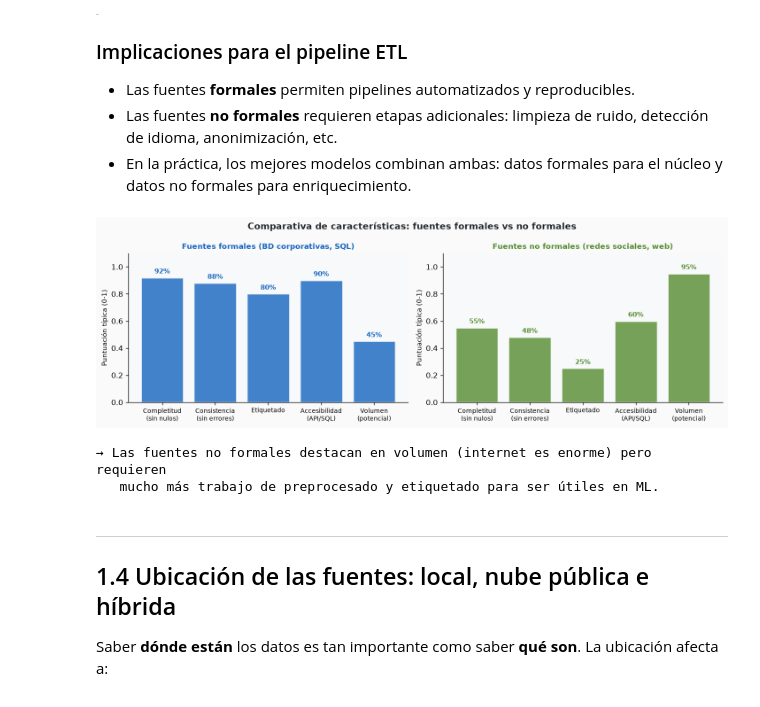
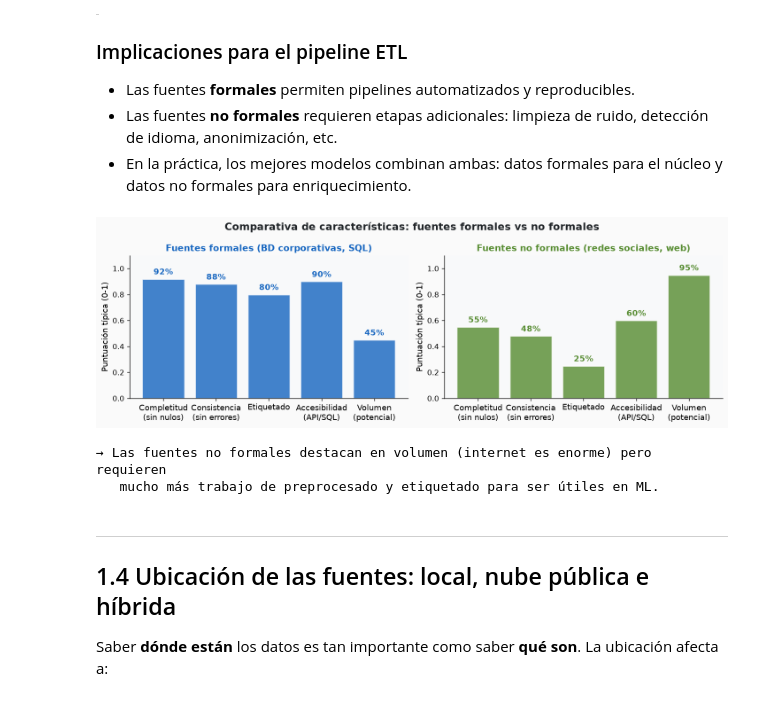
Before and after one commit to alberto-dealarcon-pro/ETCDFM, a Jupyter notebook: UD1/Bloque_1_Naturaleza_y_clasificacion/B1_Naturaleza_y_Clasificacion_de_Fuentes.ipynb, the cells around one changed output. Saved outputs shown, nothing was run; the diff lists cells and outputs as text; code cells hidden in the pictures.

```diff
--- a/UD1/Bloque_1_Naturaleza_y_clasificacion/B1_Naturaleza_y_Clasificacion_de_Fuentes.ipynb
+++ b/UD1/Bloque_1_Naturaleza_y_clasificacion/B1_Naturaleza_y_Clasificacion_de_Fuentes.ipynb
@@ -38,7 +69,7 @@ fig.patch.set_facecolor('#F8F9FA')
 
 # Título
 ax.text(6.5, 5.6, 'Clasificación de los datos por naturaleza',
-        ha='center', va='center', fontsize=14, fontweight='bold', color='#212529')
+        ha='center', va='center', fontsize=16, fontweight='bold', color='#212529')
 
 colors = ['#1565C0', '#2E7D32', '#B71C1C']
 labels = ['ESTRUCTURADOS', 'SEMIESTRUCTURADOS', 'NO ESTRUCTURADOS']
@@ -66,12 +97,12 @@ for i, (x, color, label, sub, ex, note, mc) in enumerate(
     ax.add_patch(box)
     # Cabecera
     ax.text(x + 1.85, 4.65, label, ha='center', va='center',
-            fontsize=10, fontweight='bold', color='white', zorder=3)
+            fontsize=12, fontweight='bold', color='white', zorder=3)
     ax.text(x + 1.85, 4.3, sub, ha='center', va='center',
-            fontsize=8, color='#ECEFF1', zorder=3)
+            fontsize=10, color='#ECEFF1', zorder=3)
     # Ejemplos
     ax.text(x + 1.85, 3.0, ex, ha='center', va='center',
-            fontsize=8.5, color='white', linespacing=1.7, zorder=3)
+            fontsize=10.5, color='white', linespacing=1.7, zorder=3)
     # Nota ML
     note_box = FancyBboxPatch((x + 0.2, 1.3), 3.3, 0.75,
                               boxstyle="round,pad=0.1",
@@ -79,15 +110,13 @@ for i, (x, color, label, sub, ex, note, mc) in enumerate(
                               linewidth=1.5, alpha=0.9, zorder=3)
     ax.add_patch(note_box)
     ax.text(x + 1.85, 1.67, '[ML]  ' + note, ha='center', va='center',
-            fontsize=7.5, color=mc, fontweight='bold', zorder=4)
+            fontsize=9.5, color=mc, fontweight='bold', zorder=4)
 
-# Flecha de proporción mundial
-ax.annotate('', xy=(12.6, 3.3), xytext=(0.1, 3.3),
-            arrowprops=dict(arrowstyle='->', color='#546E7A', lw=1.5))
-ax.text(6.5, 0.7, '<-- ~20 %                        ~10 %                       ~70 % -->',
-        ha='center', va='center', fontsize=10, color='#546E7A', style='italic')
-ax.text(6.5, 0.35, 'Proporción estimada de datos mundiales por naturaleza',
-        ha='center', va='center', fontsize=10, color='#78909C')
+# Indicador de proporción mundial (sin flecha que tape el contenido)
+ax.annotate('', xy=(12.4, 0.75), xytext=(0.3, 0.75),
+            arrowprops=dict(arrowstyle='<->', color='#37474F', lw=1.8))
+ax.text(6.5, 0.45, 'Proporción estimada de datos mundiales: ~20 %  ·  ~10 %  ·  ~70 %',
+        ha='center', va='center', fontsize=12, color='#37474F', style='italic')
 
 plt.tight_layout()
 plt.show()
@@ -294,7 +323,7 @@ ax.axis('off')
 fig.patch.set_facecolor('#FAFAFA')
 
 ax.text(6.5, 7.1, 'Fuentes de datos en proyectos de ML — clasificación por origen',
-        ha='center', fontsize=13, fontweight='bold', color='#212529')
+        ha='center', fontsize=15, fontweight='bold', color='#212529')
 
 # Definición de bloques: (x, y, w, h, color, título, items, uso_ml)
 bloques = [
@@ -336,12 +365,12 @@ for (x, y, w, h, color, titulo, items, uso) in bloques:
                          linewidth=2, alpha=0.85)
     ax.add_patch(box)
     ax.text(x + w/2, y + h - 0.28, titulo,
-            ha='center', va='center', fontsize=9, fontweight='bold', color='white')
+            ha='center', va='center', fontsize=11, fontweight='bold', color='white')
     for j, item in enumerate(items):
         ax.text(x + w/2, y + h - 0.65 - j*0.38, '• ' + item,
-                ha='center', va='center', fontsize=7.8, color='#ECEFF1')
+                ha='center', va='center', fontsize=9.8, color='#ECEFF1')
     ax.text(x + w/2, y + 0.22, uso,
-            ha='center', va='center', fontsize=7, color='#B2EBF2',
+            ha='center', va='center', fontsize=9, color='#B2EBF2',
             style='italic', linespacing=1.4)
 
 plt.tight_layout()
@@ -566,40 +595,40 @@ Una dimensión frecuentemente olvidada en los proyectos ML es si los datos proce
 fig, axes = plt.subplots(1, 2, figsize=(12, 4))
 fig.patch.set_facecolor('#FAFAFA')
 fig.suptitle('Comparativa de características: fuentes formales vs no formales',
-             fontsize=12, fontweight='bold', color='#212529')
+             fontsize=14, fontweight='bold', color='#212529')
 
 dimensiones = ['Completitud\n(sin nulos)', 'Consistencia\n(sin errores)',
                'Etiquetado', 'Accesibilidad\n(API/SQL)', 'Volumen\n(potencial)']
 
 formales     = [0.92, 0.88, 0.80, 0.90, 0.45]
 no_formales  = [0.55, 0.48, 0.25, 0.60, 0.95]
 
 x = np.arange(len(dimensiones))
 width = 0.35
 
 ax1, ax2 = axes
 for ax, vals, color, titulo in [
     (ax1, formales,    '#1565C0', 'Fuentes formales (BD corporativas, SQL)'),
     (ax2, no_formales, '#558B2F', 'Fuentes no formales (redes sociales, web)')
 ]:
     bars = ax.bar(x, vals, color=color, alpha=0.8, edgecolor='white', linewidth=1.5)
     ax.set_ylim(0, 1.1)
     ax.set_xticks(x)
-    ax.set_xticklabels(dimensiones, fontsize=8.5)
-    ax.set_ylabel('Puntuación típica (0-1)', fontsize=9)
-    ax.set_title(titulo, fontsize=10, fontweight='bold', color=color)
+    ax.set_xticklabels(dimensiones, fontsize=10.5)
+    ax.set_ylabel('Puntuación típica (0-1)', fontsize=11)
+    ax.set_title(titulo, fontsize=12, fontweight='bold', color=color)
     ax.set_facecolor('#F8F9FA')
     ax.spines[['top','right']].set_visible(False)
     for bar, v in zip(bars, vals):
         ax.text(bar.get_x() + bar.get_width()/2, v + 0.02, f'{v:.0%}',
-                ha='center', va='bottom', fontsize=9, fontweight='bold', color=color)
+                ha='center', va='bottom', fontsize=11, fontweight='bold', color=color)
 
 plt.tight_layout()
 plt.show()
 print("\n→ Las fuentes no formales destacan en volumen (internet es enorme) pero requieren")
 print("   mucho más trabajo de preprocesado y etiquetado para ser útiles en ML.")
 # %% [output]
-[figure, old version]
+[figure, new version]
 → Las fuentes no formales destacan en volumen (internet es enorme) pero requieren
    mucho más trabajo de preprocesado y etiquetado para ser útiles en ML.
 # %% [markdown]
```
Also changed, not shown: parts of 11 cells of this notebook, 12 other files.
